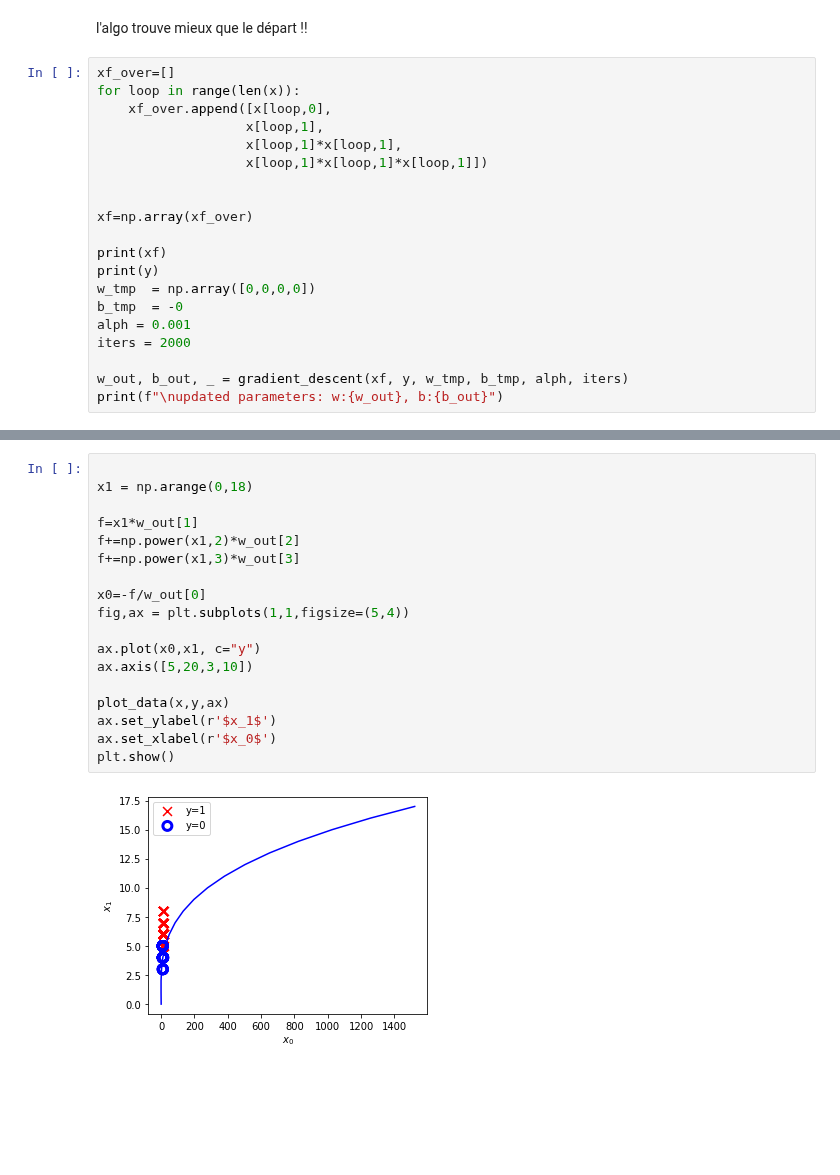
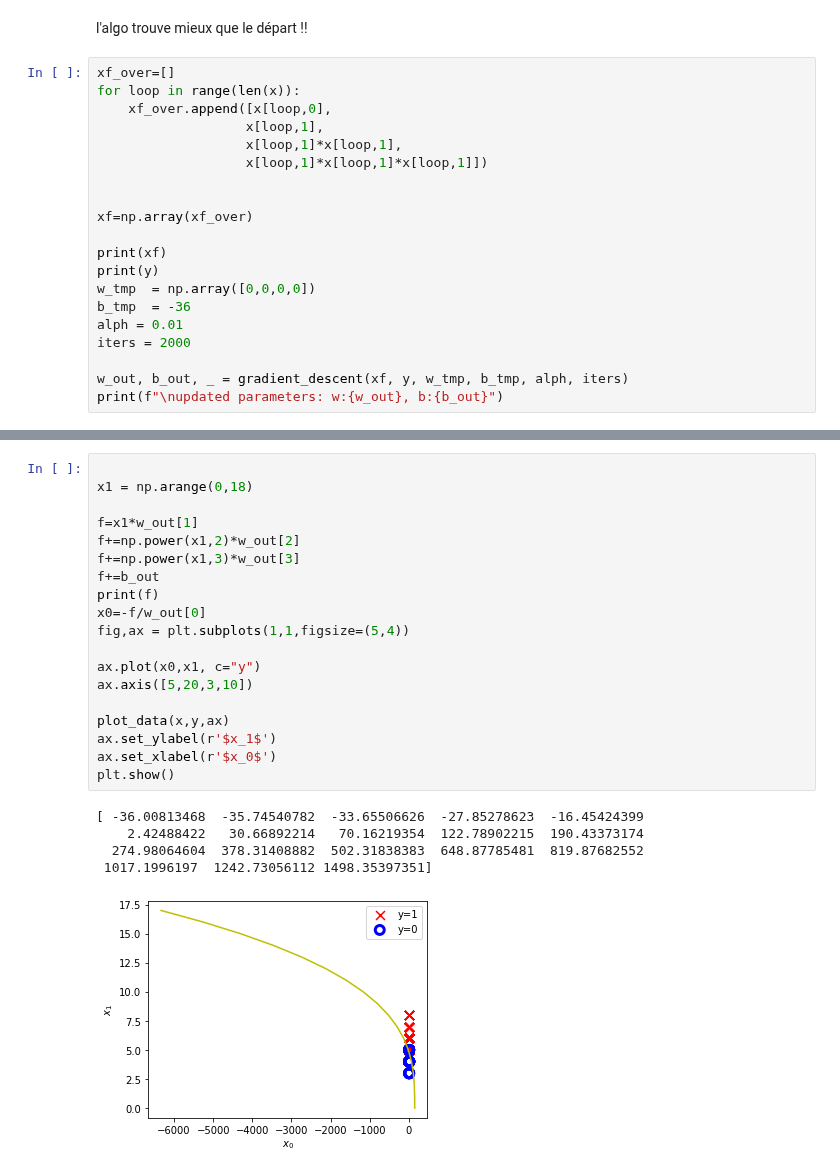
Before and after one commit to HenriS67/wineQualityPrediction, a Jupyter notebook: TPclassification.ipynb, the cells around one changed output, grey strips where cells are left out. Saved outputs shown, nothing was run; the diff lists cells and outputs as text; blank space fills up the shorter version.

```diff
--- a/TPclassification.ipynb
+++ b/TPclassification.ipynb
@@ -415,8 +415,8 @@ xf=np.array(xf_over)
 print(xf)
 print(y)
 w_tmp  = np.array([0,0,0,0])
-b_tmp  = -0
-alph = 0.001
+b_tmp  = -36
+alph = 0.01
 iters = 2000
 
 w_out, b_out, _ = gradient_descent(xf, y, w_tmp, b_tmp, alph, iters)
@@ -445,20 +445,25 @@ updated parameters: w:[-0.18997988 -0.06377041 -0.13549326  0.06702613], b:-0.02
 # %%
 
 x1 = np.arange(0,18)
 
 f=x1*w_out[1]
 f+=np.power(x1,2)*w_out[2]
 f+=np.power(x1,3)*w_out[3]
-
+f+=b_out
+print(f)
 x0=-f/w_out[0]
 fig,ax = plt.subplots(1,1,figsize=(5,4))
 
 ax.plot(x0,x1, c="y")
 ax.axis([5,20,3,10])
 
 plot_data(x,y,ax)
 ax.set_ylabel(r'$x_1$')
 ax.set_xlabel(r'$x_0$')
 plt.show()
 # %% [output]
+[ -36.00813468  -35.74540782  -33.65506626  -27.85278623  -16.45424399
+    2.42488422   30.66892214   70.16219354  122.78902215  190.43373174
+  274.98064604  378.31408882  502.31838383  648.87785481  819.87682552
+ 1017.1996197  1242.73056112 1498.35397351]
-[figure, old version]
+[figure, new version]
```
Also changed, not shown: parts of 3 cells of this notebook.
